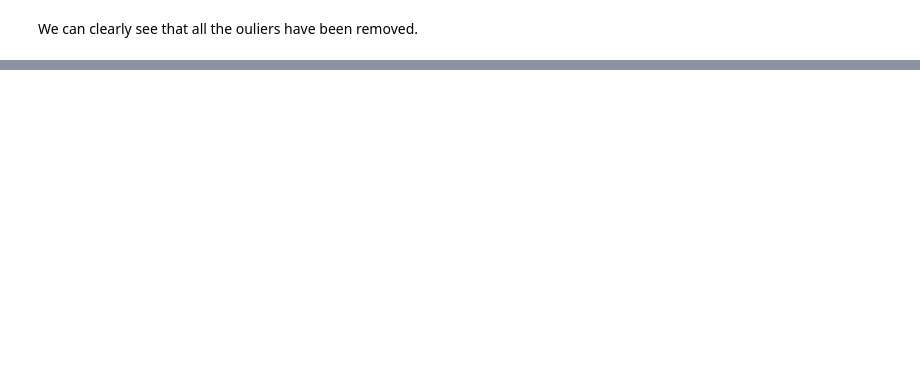
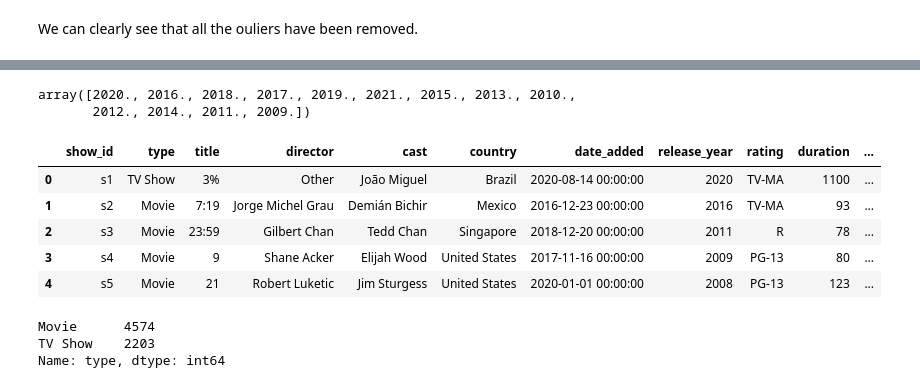
Before and after one commit to Shashwat-spyder/Netflix-movies-and-tv-shows-recommendation-system, a Jupyter notebook: NETFLIX_MOVIES_AND_TV_SHOWS_CLUSTERING.ipynb, the cells around one changed output, grey strips where cells are left out. Cells and saved outputs as stored; diff of their text form; code cells hidden in the pictures; blank space fills up the shorter version.

```diff
--- a/NETFLIX_MOVIES_AND_TV_SHOWS_CLUSTERING.ipynb
+++ b/NETFLIX_MOVIES_AND_TV_SHOWS_CLUSTERING.ipynb
@@ -538,0 +628,2 @@ df.shape
+# %%
+df['date_added']=df['date_added'].apply(convert)
@@ -538,0 +639,4 @@ df.shape
+# %%
+df['year'] = pd.DatetimeIndex(df['date_added']).year
+df['month']=pd.DatetimeIndex(df['date_added']).month
+df['date']=pd.DatetimeIndex(df['date_added']).day_name()
@@ -538,0 +658,19 @@ df.shape
+# %%
+df[df['year'].isna()]=2010
+# %%
+df['year'].unique()
+# %% [output]
+array([2020., 2016., 2018., 2017., 2019., 2021., 2015., 2013., 2010.,
+       2012., 2014., 2011., 2009.])
+# %%
+df['year']=df['year'].astype(np.int64)
+df['month']=df['month'].astype(np.int64)
+# %%
+df.head()
+# %% [output]
+|  | show_id | type | title | director | cast | country | date_added | release_year | rating | duration | ... |
+| 0 | s1 | TV Show | 3% | Other | João Miguel | Brazil | 2020-08-14 00:00:00 | 2020 | TV-MA | 1100 | ... |
+| 1 | s2 | Movie | 7:19 | Jorge Michel Grau | Demián Bichir | Mexico | 2016-12-23 00:00:00 | 2016 | TV-MA | 93 | ... |
+| 2 | s3 | Movie | 23:59 | Gilbert Chan | Tedd Chan | Singapore | 2018-12-20 00:00:00 | 2011 | R | 78 | ... |
+| 3 | s4 | Movie | 9 | Shane Acker | Elijah Wood | United States | 2017-11-16 00:00:00 | 2009 | PG-13 | 80 | ... |
+| 4 | s5 | Movie | 21 | Robert Luketic | Jim Sturgess | United States | 2020-01-01 00:00:00 | 2008 | PG-13 | 123 | ... |
@@ -538,0 +679,6 @@ df.shape
+# %%
+df['type'].value_counts()
+# %% [output]
+Movie      4574
+TV Show    2203
+Name: type, dtype: int64
```
Also changed, not shown: parts of 25 cells of this notebook.
